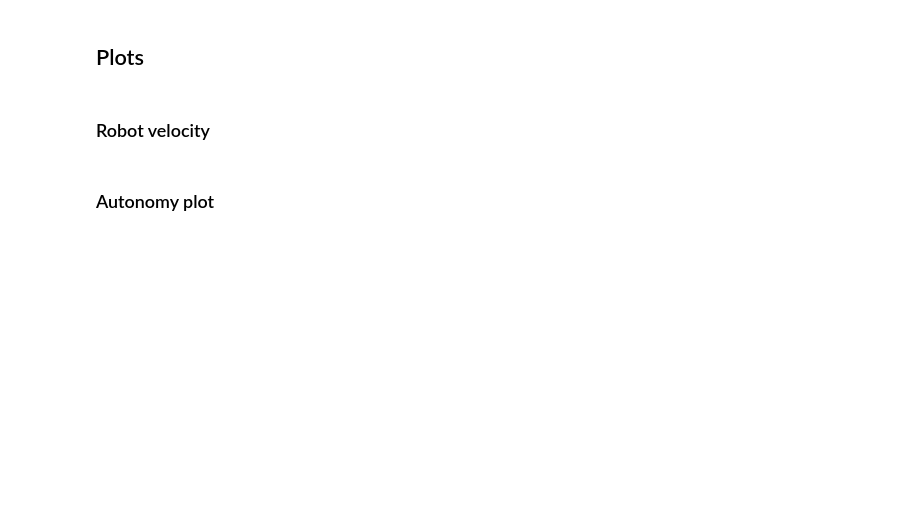
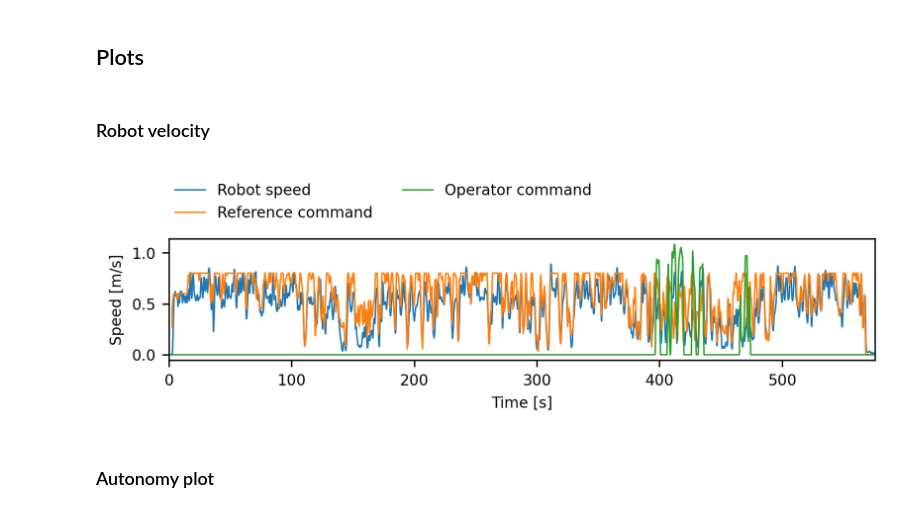
Before and after one commit to ori-drs/digiforest_drs, a Jupyter notebook: digiforest_analysis_ros/notebooks/mission_plotting.ipynb, the cells around one changed output. Cells and saved outputs as stored; diff of their text form; code cells hidden in the pictures; blank space fills up the shorter version.

```diff
--- a/digiforest_analysis_ros/notebooks/mission_plotting.ipynb
+++ b/digiforest_analysis_ros/notebooks/mission_plotting.ipynb
@@ -51,3 +84,13 @@ df_state_twist = df_state_twist.interpolate(method="index")
+# %%
+# Extend indices
+joined_indices = df_state_twist.index.union(df_reference_twist.index).drop_duplicates()
+joined_indices = joined_indices.union(df_operator_twist.index).drop_duplicates()
+
+df_state_twist = df_state_twist.reindex(index=joined_indices)
+df_state_twist = df_state_twist.interpolate(method="index")
+
+df_reference_twist = df_reference_twist.reindex(index=joined_indices)
+df_reference_twist = df_reference_twist.interpolate(method="index")
 # %% [markdown]
 ### Read other operator signals
 # %% [markdown]
@@ -56,7 +99,9 @@ This is required for autonomy metrics
 # %%
 # Interventions from safety officer
 df_state_twist["safety_intervention"] = df_operator_twist["lin_speed"] > 0.01
-df_state_twist["safety_intervention"] = df_state_twist["safety_intervention"].interpolate(method="pad")
+df_state_twist["safety_intervention"] = df_state_twist[
+    "safety_intervention"
+].interpolate(method="pad")
 
 # Interventions from forestry operator
 
@@ -131,6 +188,7 @@ ax.margins(x=0.1, y=0.1)
 # %%
 ref_ts = df_state_twist.index[0]
 df_state_twist.index = df_state_twist.index - ref_ts
+df_reference_twist.index = df_reference_twist.index - ref_ts
 df_operator_twist.index = df_operator_twist.index - ref_ts
 df_slam.index = df_slam.index - ref_ts
 # %% [markdown]
@@ -184,19 +269,42 @@ for k,v in stats.items():
 # %% [markdown]
 ### Robot velocity
 # %%
-fig, ax = plt.subplots(1,1, figsize=(plot_width, plot_height), constrained_layout=False, dpi=300)
+smoothing_window="1000ms"
+linewidth = 0.8
 
-plt.plot(df_state_twist.index.total_seconds(), df_state_twist["lin_speed"], label="Robot speed")
-plt.plot(df_operator_twist.index.total_seconds(), df_operator_twist["lin_speed"], label="Operator command")
+fig, ax = plt.subplots(
+    1, 1, figsize=(plot_width, plot_height), constrained_layout=False, dpi=300
+)
+
+plt.plot(
+    df_state_twist.index.total_seconds(),
+    df_state_twist["lin_speed"].rolling(smoothing_window).mean(),
+    label="Robot speed",
+    linewidth=linewidth,
+)
+plt.plot(
+    df_reference_twist.index.total_seconds(),
+    df_reference_twist["lin_speed"].rolling(smoothing_window).mean(),
+    label="Reference command",
+    linewidth=linewidth,
+)
+plt.plot(
+    df_operator_twist.index.total_seconds(),
+    df_operator_twist["lin_speed"].rolling(smoothing_window).mean(),
+    label="Operator command",
+    linewidth=linewidth,
+)
 
 ax.legend(edgecolor=(1, 1, 1, 0), framealpha=0.9, loc=(0, 1.1), ncol=2)
-#ax.set_title('Computation Time')
-ax.set_xlabel('Time [s]')
-ax.set_ylabel('Speed [m/s]')
+# ax.set_title('Computation Time')
+ax.set_xlabel("Time [s]")
+ax.set_ylabel("Speed [m/s]")
 ax.margins(x=0)
 
 # Export
 fig.set_tight_layout(True)
 fig.savefig(os.path.join(mission_path, "mission_velocity.pdf"))
+# %% [output]
+[figure, added]
 # %% [markdown]
 ### Autonomy plot
```
Also changed, not shown: parts of 9 cells of this notebook, 1 other file.
